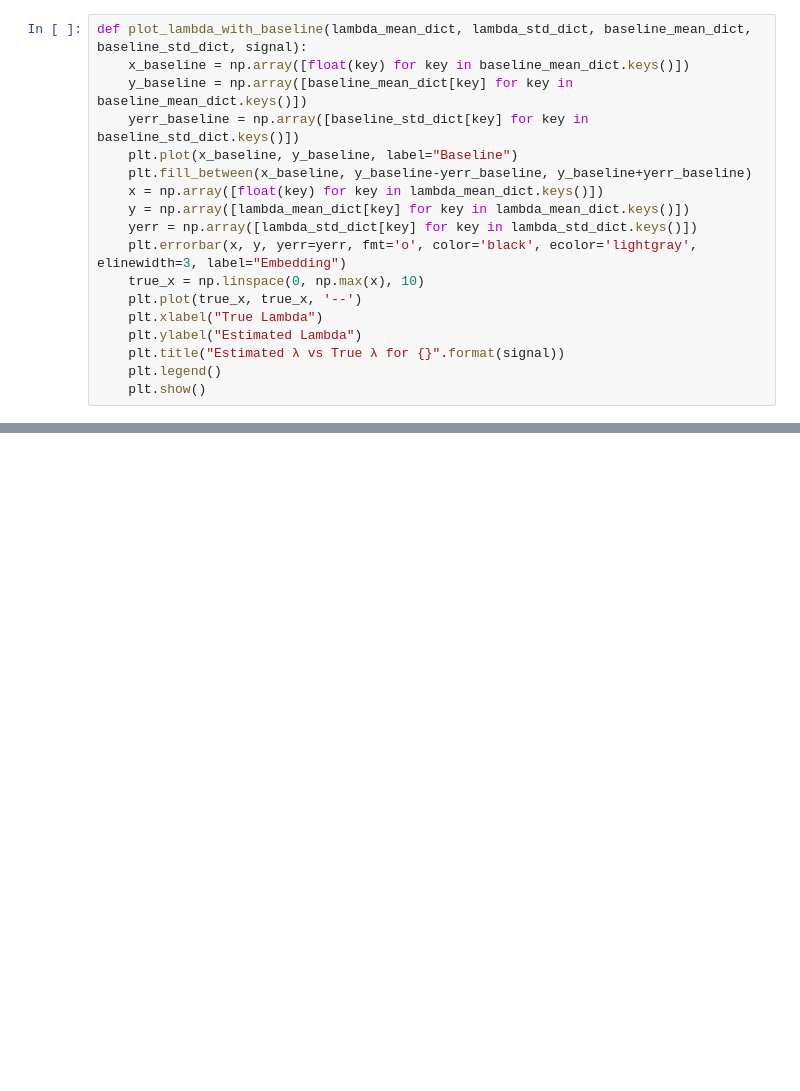
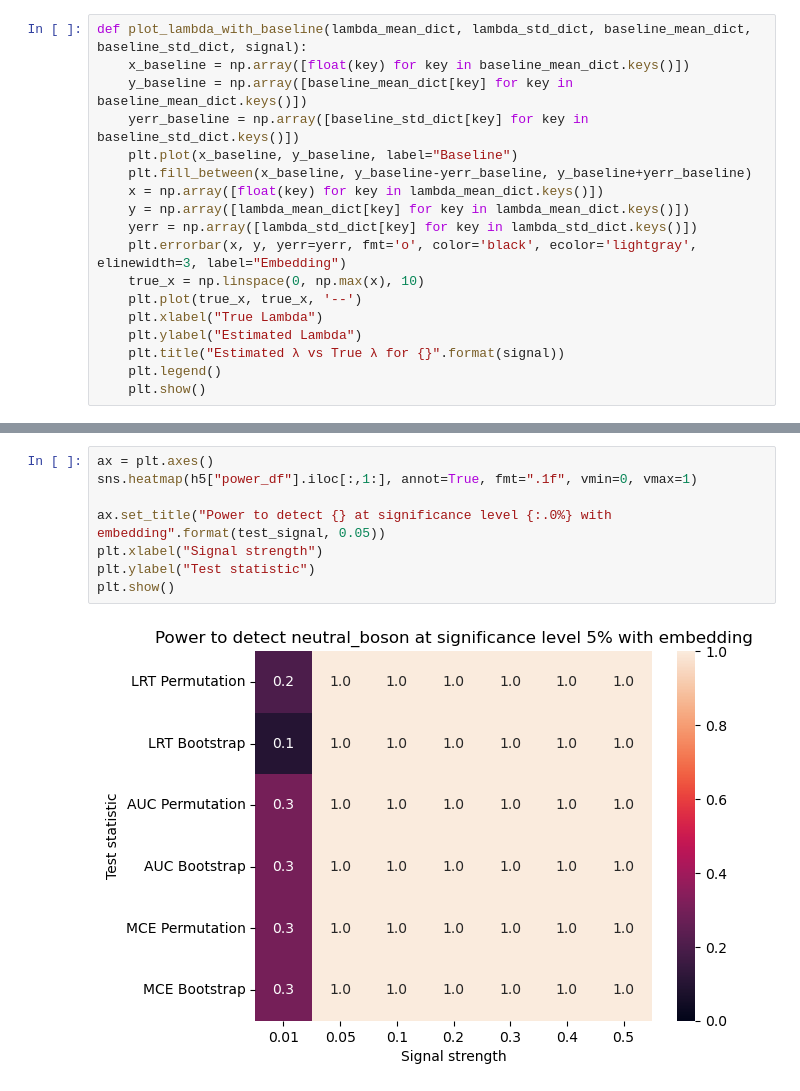
Before and after one commit to ZhengtingHe/ADwithNE, a Jupyter notebook: demo/results.ipynb, the cells around one changed output, grey strips where cells are left out. Drawn from its saved outputs; the diff is of its cells as text; blank space fills up the shorter version.

```diff
--- a/demo/results.ipynb
+++ b/demo/results.ipynb
@@ -92,0 +94,10 @@ h5["power_df"].iloc[:,0].to_dict()
+# %%
+ax = plt.axes()
+sns.heatmap(h5["power_df"].iloc[:,1:], annot=True, fmt=".1f", vmin=0, vmax=1)
+
+ax.set_title("Power to detect {} at significance level {:.0%} with embedding".format(test_signal, 0.05))
+plt.xlabel("Signal strength")
+plt.ylabel("Test statistic")
+plt.show()
+# %% [output]
+[figure, added]
```
Also changed, not shown: parts of 10 cells of this notebook.
